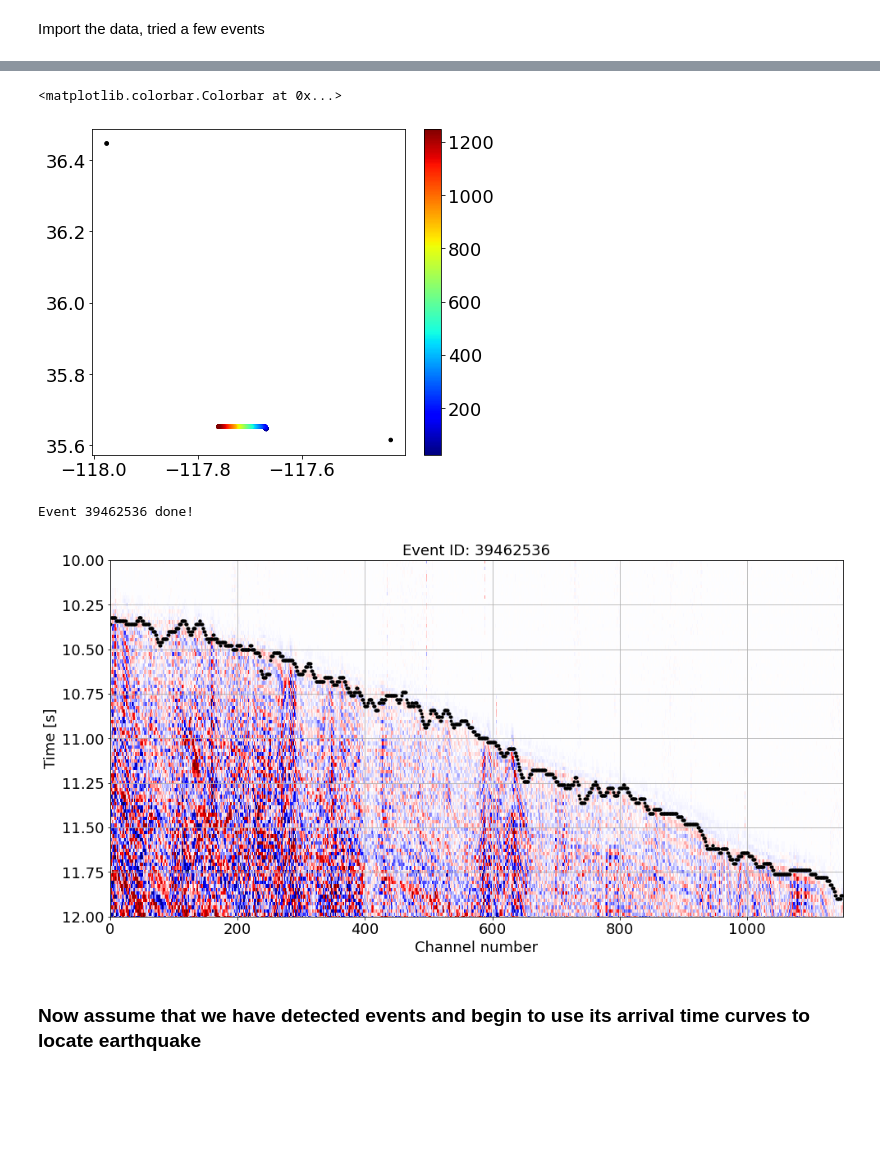
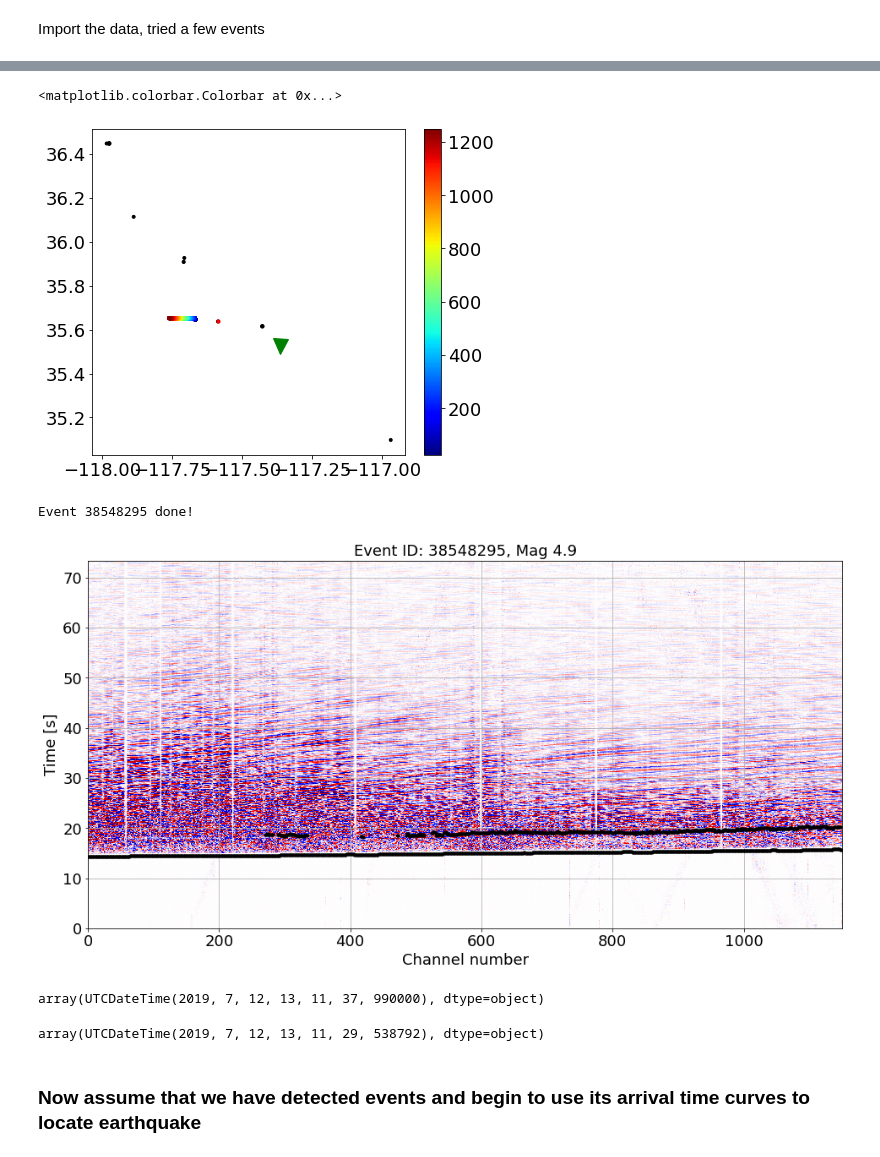
Before and after one commit to yinjiuxun/das-strain-scaling, a Jupyter notebook: jupyter_notebooks/earthquake_replay_test.ipynb, the cells around one changed output, grey strips where cells are left out. Cells and saved outputs as stored; diff of their text form; code cells hidden in the pictures; blank space fills up the shorter version.

```diff
--- a/jupyter_notebooks/earthquake_replay_test.ipynb
+++ b/jupyter_notebooks/earthquake_replay_test.ipynb
@@ -71,10 +90,16 @@ Total number of events: 2
 fig, ax = plt.subplots(figsize=(7, 6))
 cmp = ax.scatter(DAS_lon, DAS_lat, s=10, c=DAS_index, cmap='jet')
 ax.scatter(eq_lon, eq_lat, s=10**(eq_mag/5), c='k')
+ii_eq = event_id_test_all == 38548295
+ax.scatter(eq_lon[ii_eq], eq_lat[ii_eq], s=10**(eq_mag[ii_eq]/5), c='r')
+
+AZ_BZN = [-116.667, 33.4915]
+CI_CCC = [-117.3645, 35.5249]
+ax.plot(CI_CCC[0], CI_CCC[1], 'gv', markersize=15)
 fig.colorbar(cmp)
 # %% [output]
 <matplotlib.colorbar.Colorbar at 0x...>
-[figure, old version]
+[figure, new version]
 # %%
 from scipy.interpolate import interp1d
 
@@ -111,7 +136,7 @@ ml_pick_dir = '/kuafu/yinjx/Ridgecrest/Ridgecrest_scaling/picking_Weiqiang/picks
 das_path = '/kuafu/yinjx/Ridgecrest/Ridgecrest_scaling/ML_picking_data_eye_picked'
 
 das_dt = 0.02 # downsampled to 50 Hz
-test_event_id = 39462536 #39493944
+test_event_id = 38548295 #39493944 #39462536
 for eq_id_current in [test_event_id]:#eq_id:
     event_test = catalog[catalog[0] == eq_id_current]
     event_lon, event_lat = event_test[5], event_test[4]
@@ -152,8 +177,10 @@ for eq_id_current in [test_event_id]:#eq_id:
     try:
         # look for the corresponding data file
         file_name = glob.glob(das_path + f'/*{eq_id_current}.npz')
-        temp = np.load(file_name[0])
+        temp = np.load(file_name[0], allow_pickle=True)
         data_diff = temp[temp.files[0]]
+        eq_t0 = temp[temp.files[1]]
+        das_time_t0 = temp[temp.files[2]]
 
         # time information
         das_time = np.arange(data_diff.shape[0]) * das_dt
@@ -172,37 +199,45 @@ for eq_id_current in [test_event_id]:#eq_id:
 
         # Filter out some obvious outliers based on median
         event_arrival_P_ml = median_filter(event_arrival_P_ml)
         event_arrival_S_ml = median_filter(event_arrival_S_ml)
 
         # Show data
         fig, ax1 = plt.subplots(figsize=(16,8))
-        pclip=99.5
+        pclip=99.9
         clipVal = np.percentile(np.absolute(data_diff), pclip)
         # Vx
         ax1.imshow(data_diff,
                     extent=[0, data_diff.shape[1], das_time[-1], das_time[0]],
                     aspect='auto', vmin=-clipVal, vmax=clipVal, cmap=plt.get_cmap('seismic'))
 
         ax1.plot(event_arrival_P_ml, '.k', linewidth=2, zorder=10)
         ax1.plot(event_arrival_S_ml, '.k', linewidth=2, zorder=10)
 
         ax1.set_title(f'Event ID: {eq_id_current}, Mag {event_mag.values[0]:.1f}')
         ax1.set_xlabel("Channel number")
         ax1.set_ylabel("Time [s]")
         ax1.grid()
-        ax1.set_ylim(10, 12)
+        #ax1.set_ylim(10, 12)
         ax1.invert_yaxis()
 
         # plt.savefig(das_path + '/' + fig_name)
         # plt.close('all')
         print(f'Event {eq_id_current} done!')
 
     except:
         print(f'DAS file {eq_id_current} not found, skip...')
         continue
 # %% [output]
-Event 39462536 done!
+Event 38548295 done!
-[figure, old version]
+[figure, new version]
+# %%
+eq_t0
+# %% [output]
+array(UTCDateTime(2019, 7, 12, 13, 11, 37, 990000), dtype=object)
+# %%
+das_time_t0
+# %% [output]
+array(UTCDateTime(2019, 7, 12, 13, 11, 29, 538792), dtype=object)
 # %% [markdown]
 ### Now assume that we have detected events and begin to use its arrival time curves to locate earthquake
 # %%
```
Also changed, not shown: parts of 14 cells of this notebook.
